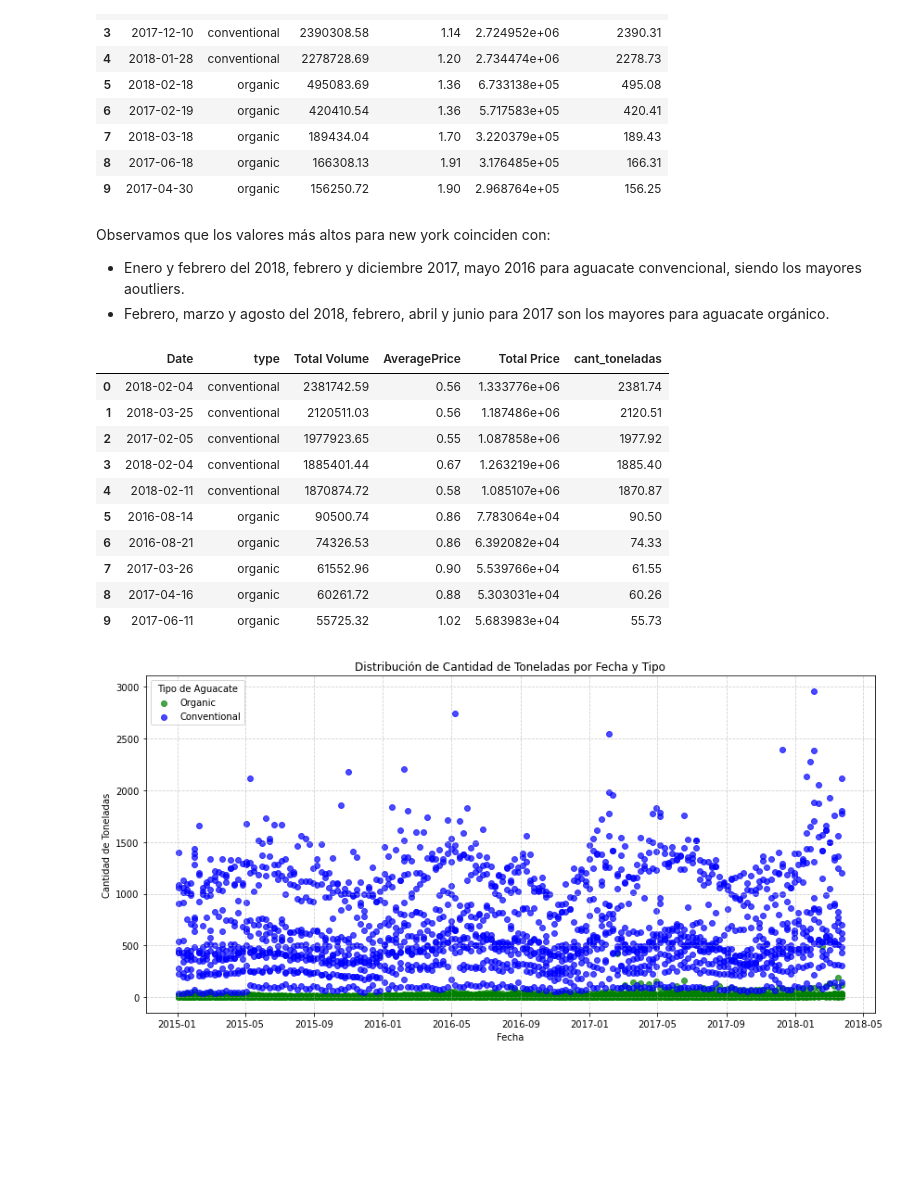
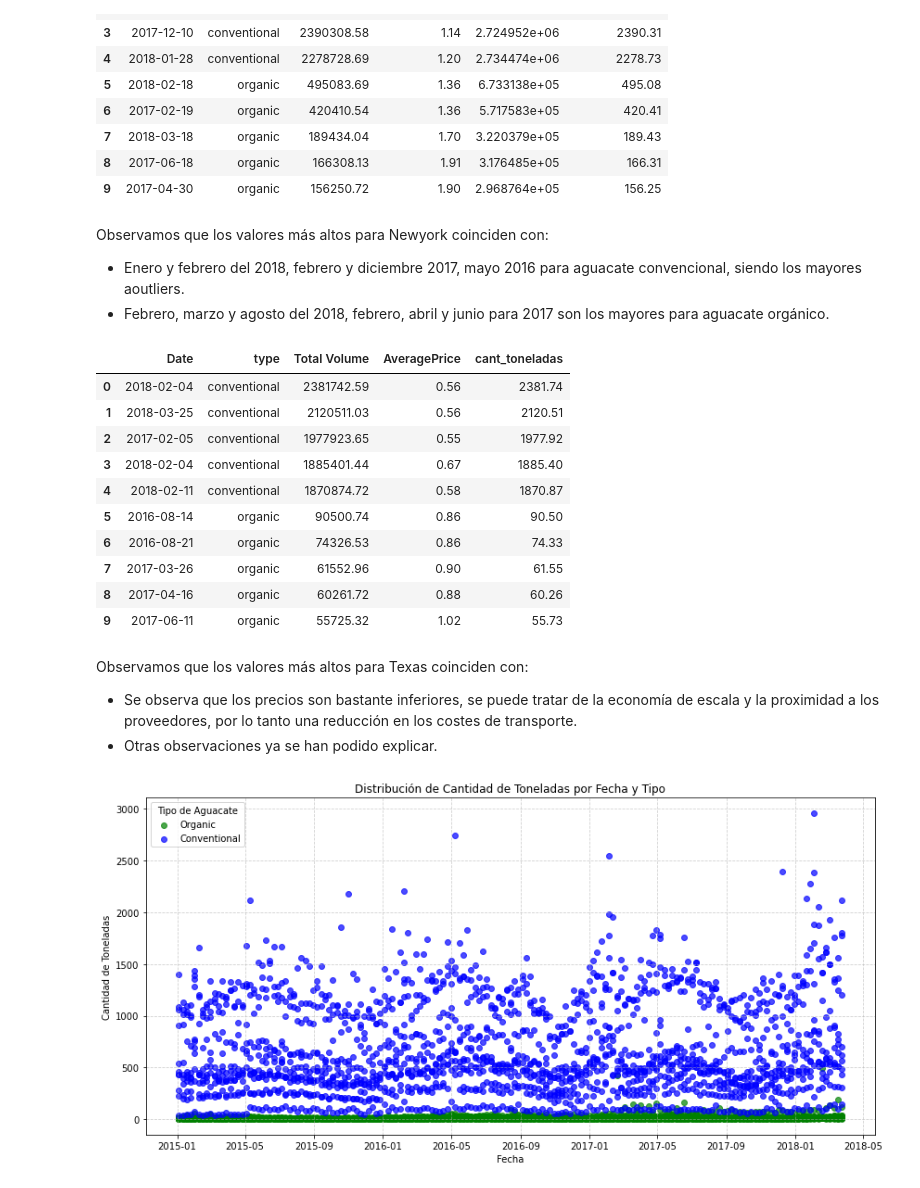
Before and after one commit to Julix4/AvoEconomics, a Jupyter notebook: cohortes-avanzados.ipynb, the cells around one changed output. Saved outputs shown, nothing was run; the diff lists cells and outputs as text; code cells hidden in the pictures; blank space fills up the shorter version.

```diff
--- a/cohortes-avanzados.ipynb
+++ b/cohortes-avanzados.ipynb
@@ -257,35 +274,39 @@ top_high_volumes_newyork[['Date', 'type', 'Total Volume', 'AveragePrice', 'Total
 | 8 | 2017-06-18 | organic | 166308.13 | 1.91 | 3.176485e+05 | 166.31 |
 | 9 | 2017-04-30 | organic | 156250.72 | 1.90 | 2.968764e+05 | 156.25 |
 # %% [markdown]
-Observamos que los valores más altos para new york coinciden con:
+Observamos que los valores más altos para Newyork coinciden con:
 - Enero y febrero del 2018, febrero y diciembre 2017, mayo 2016 para aguacate convencional, siendo los mayores aoutliers.
 - Febrero, marzo y agosto del 2018, febrero, abril y junio para 2017 son los mayores para aguacate orgánico.
 # %%
 # Filtrar datos para Texas
 df_texas = df_avocado_hotels[df_avocado_hotels['location'].str.contains('texas', case=False)]
 
 # Calcular los valores más altos de Total Volume para Texas, diferenciando orgánico y convencional
 top_high_volumes_texas = df_texas.groupby('type').apply(
     lambda x: x.nlargest(5, 'Total Volume')
 ).reset_index(drop=True)
 
 # Agregar columna de precio total (Total Price = Total Volume * Average Price)
 top_high_volumes_texas['Total Price'] = top_high_volumes_texas['Total Volume'] * top_high_volumes_texas['AveragePrice']
 
 # Mostrar los resultados
-top_high_volumes_texas[['Date', 'type', 'Total Volume', 'AveragePrice', 'Total Price', 'cant_toneladas']]
+top_high_volumes_texas[['Date', 'type', 'Total Volume', 'AveragePrice', 'cant_toneladas']]
 # %% [output]
-|  | Date | type | Total Volume | AveragePrice | Total Price | cant_toneladas |
-| 0 | 2018-02-04 | conventional | 2381742.59 | 0.56 | 1.333776e+06 | 2381.74 |
-| 1 | 2018-03-25 | conventional | 2120511.03 | 0.56 | 1.187486e+06 | 2120.51 |
-| 2 | 2017-02-05 | conventional | 1977923.65 | 0.55 | 1.087858e+06 | 1977.92 |
-| 3 | 2018-02-04 | conventional | 1885401.44 | 0.67 | 1.263219e+06 | 1885.40 |
-| 4 | 2018-02-11 | conventional | 1870874.72 | 0.58 | 1.085107e+06 | 1870.87 |
-| 5 | 2016-08-14 | organic | 90500.74 | 0.86 | 7.783064e+04 | 90.50 |
-| 6 | 2016-08-21 | organic | 74326.53 | 0.86 | 6.392082e+04 | 74.33 |
-| 7 | 2017-03-26 | organic | 61552.96 | 0.90 | 5.539766e+04 | 61.55 |
-| 8 | 2017-04-16 | organic | 60261.72 | 0.88 | 5.303031e+04 | 60.26 |
-| 9 | 2017-06-11 | organic | 55725.32 | 1.02 | 5.683983e+04 | 55.73 |
+|  | Date | type | Total Volume | AveragePrice | cant_toneladas |
+| 0 | 2018-02-04 | conventional | 2381742.59 | 0.56 | 2381.74 |
+| 1 | 2018-03-25 | conventional | 2120511.03 | 0.56 | 2120.51 |
+| 2 | 2017-02-05 | conventional | 1977923.65 | 0.55 | 1977.92 |
+| 3 | 2018-02-04 | conventional | 1885401.44 | 0.67 | 1885.40 |
+| 4 | 2018-02-11 | conventional | 1870874.72 | 0.58 | 1870.87 |
+| 5 | 2016-08-14 | organic | 90500.74 | 0.86 | 90.50 |
+| 6 | 2016-08-21 | organic | 74326.53 | 0.86 | 74.33 |
+| 7 | 2017-03-26 | organic | 61552.96 | 0.90 | 61.55 |
+| 8 | 2017-04-16 | organic | 60261.72 | 0.88 | 60.26 |
+| 9 | 2017-06-11 | organic | 55725.32 | 1.02 | 55.73 |
+# %% [markdown]
+Observamos que los valores más altos para Texas coinciden con:
+- Se observa que los precios son bastante inferiores, se puede tratar de la economía de escala y la proximidad a los proveedores, por lo tanto una reducción en los costes de transporte.
+- Otras observaciones ya se han podido explicar.
 # %%
 # Crear un scatter plot para visualizar `cant_toneladas` a lo largo del tiempo, diferenciando por tipo
 plt.figure(figsize=(12, 6))
```
Also changed, not shown: parts of 8 cells of this notebook.
